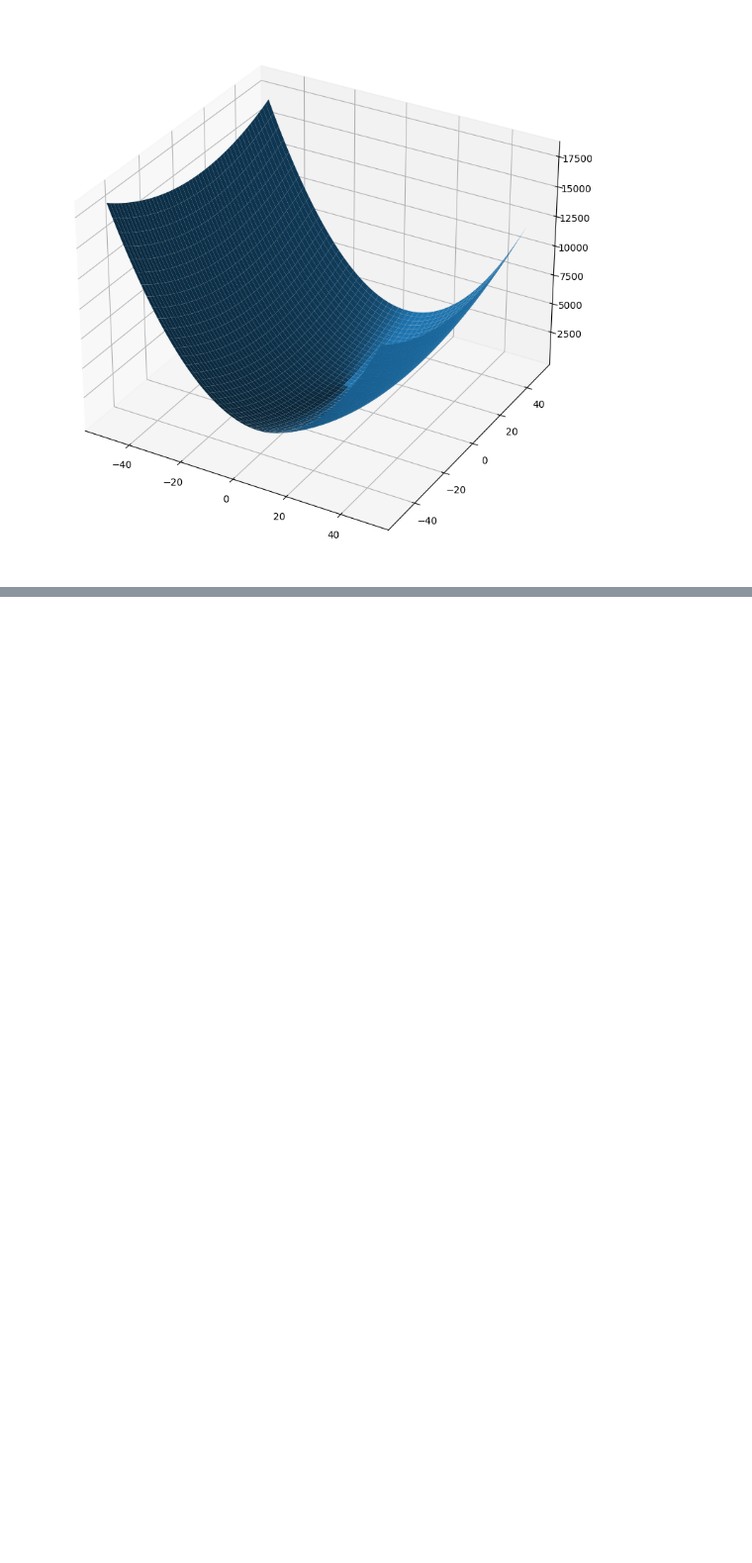
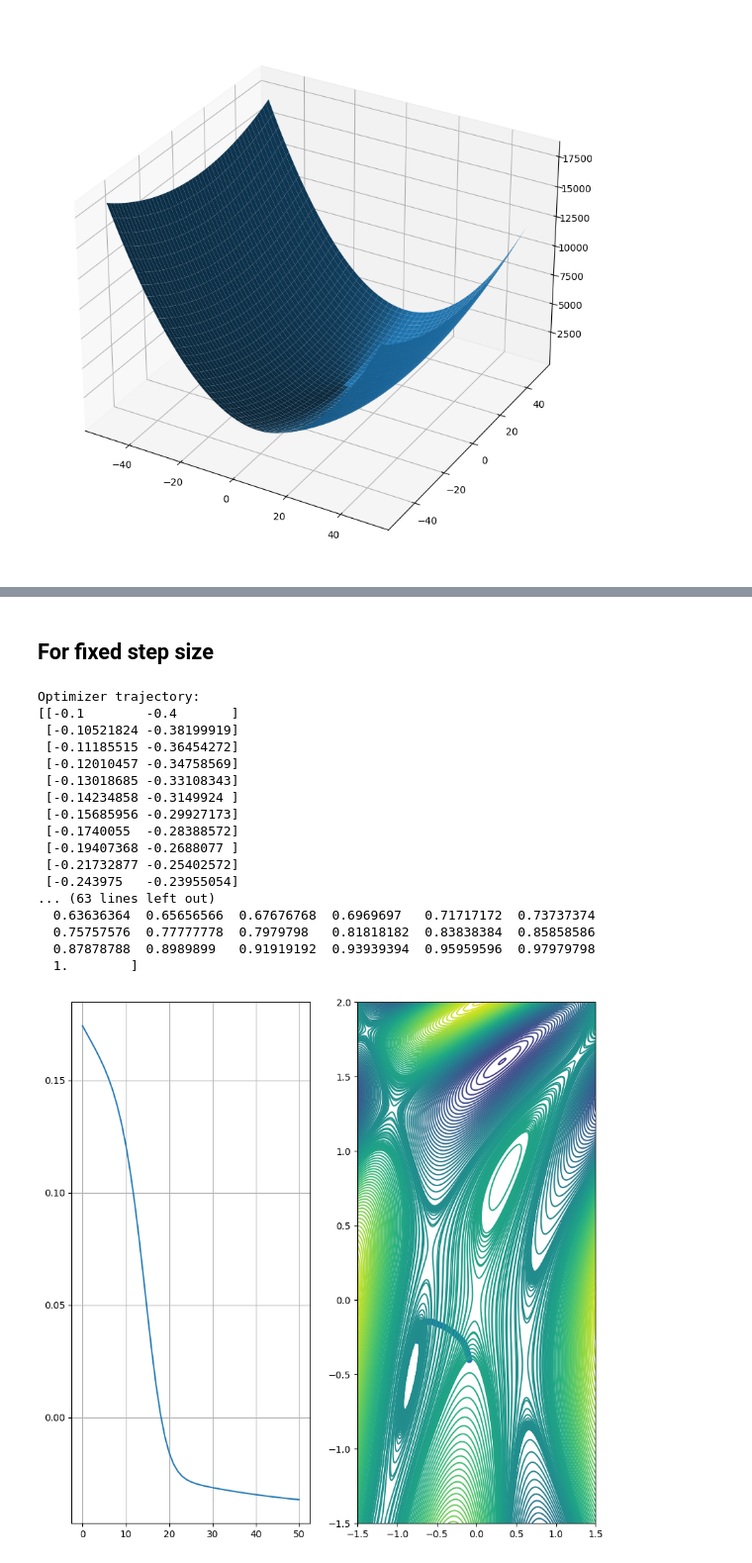
Before and after one commit to spanish-inquisition-optimization/GradientDescent, a Jupyter notebook: part_1.ipynb, the cells around one changed output, grey strips where cells are left out. Shown at 99% size. Saved outputs shown, nothing was run; the diff lists cells and outputs as text; code cells hidden in the pictures; blank space fills up the shorter version.

```diff
--- a/part_1.ipynb
+++ b/part_1.ipynb
@@ -26,19 +14,19 @@ Modules to skip:
 # %%
 alpha = 5
-def f(x):
+def quadratic(x):
     return alpha * (x[0] - 5) ** 2 + (x[1] - 7) ** 2
 
-def grad(x):
+def quadratic_derivative(x):
     return [2 * alpha * (x[0]  - 5), 2 * (x[1] - 7)]
 
-visualize_function_3d(f, (-50, 50), (-50, 50))
+quadratic_roi = SearchRegion2d((-50, 50), (-50, 50))
+
+visualize_function_3d(quadratic, quadratic_roi)
 # %% [output]
 <mpl_toolkits.mplot3d.art3d.Poly3DCollection at 0x...>
 [figure]
 # %%
-points = np.array(gradient_descent(f, grad, [-20, 20], fibonacci_search(30), lambda f, points: len(points) > 20))
-
-visualize_optimizing_process(f, (-50, 50), (-50, 50), points)
+visualize_optimizing_process(quadratic, quadratic_roi, np.array(gradient_descent(quadratic, quadratic_derivative, [-20, 20], fibonacci_search(30), lambda f, points: len(points) > 20)))
 # %% [output]
 Optimizer trajectory:
 [[-20.          20.        ]
@@ -60,0 +66,23 @@ Best value found: x* = [5. 7.] with f(x*) = 1.5777218104420236e-27
+# %% [markdown]
+## For fixed step size
+# %%
+visualize_optimizing_process(trig, trig_roi, np.array(gradient_descent(trig, trig_derivative, [-0.1, -0.4], fixed_step_search(0.1), lambda f, points: len(points) > 50)))
+# %% [output]
+Optimizer trajectory:
+[[-0.1        -0.4       ]
+ [-0.10521824 -0.38199919]
+ [-0.11185515 -0.36454272]
+ [-0.12010457 -0.34758569]
+ [-0.13018685 -0.33108343]
+ [-0.14234858 -0.3149924 ]
+ [-0.15685956 -0.29927173]
+ [-0.1740055  -0.28388572]
+ [-0.19407368 -0.2688077 ]
+ [-0.21732877 -0.25402572]
+ [-0.243975   -0.23955054]
+... (63 lines left out)
+  0.63636364  0.65656566  0.67676768  0.6969697   0.71717172  0.73737374
+  0.75757576  0.77777778  0.7979798   0.81818182  0.83838384  0.85858586
+  0.87878788  0.8989899   0.91919192  0.93939394  0.95959596  0.97979798
+  1.        ]
+[figure, added]
```
Also changed, not shown: parts of 7 cells of this notebook, 4 other files.
